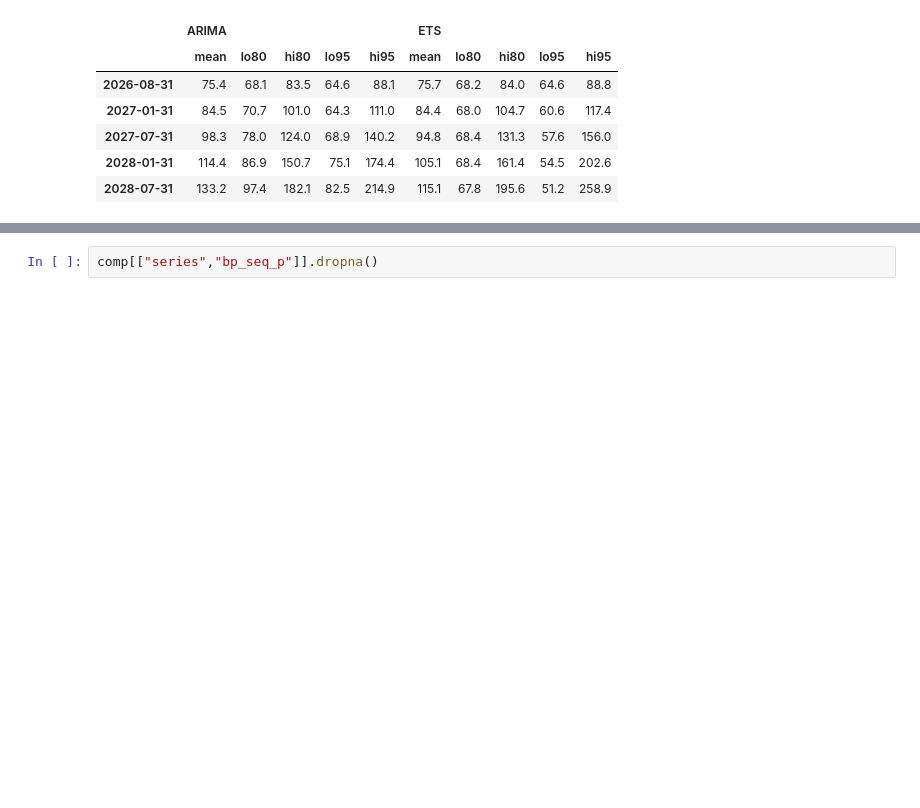
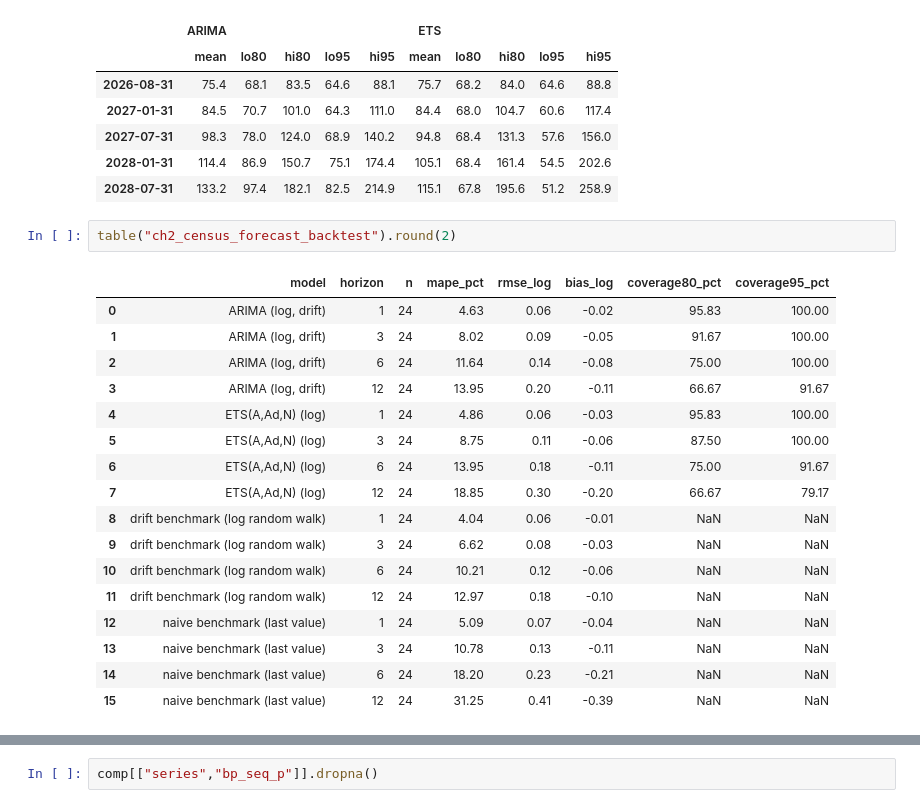
Before and after one commit to sebastian-oldman/masters_project, a Jupyter notebook: notebooks/02_data_center_growth.ipynb, the cells around one changed output, grey strips where cells are left out. Cells and saved outputs as stored; diff of their text form; blank space fills up the shorter version.

```diff
--- a/notebooks/02_data_center_growth.ipynb
+++ b/notebooks/02_data_center_growth.ipynb
@@ -113,4 +113,24 @@ pd.concat({"ARIMA": (fa/1000).round(1), "ETS": (fe/1000).round(1)}, axis=1).iloc
 | 2027-07-31 | 98.3 | 78.0 | 124.0 | 68.9 | 140.2 | 94.8 | 68.4 | 131.3 | 57.6 | 156.0 |
 | 2028-01-31 | 114.4 | 86.9 | 150.7 | 75.1 | 174.4 | 105.1 | 68.4 | 161.4 | 54.5 | 202.6 |
 | 2028-07-31 | 133.2 | 97.4 | 182.1 | 82.5 | 214.9 | 115.1 | 67.8 | 195.6 | 51.2 | 258.9 |
+# %%
+table("ch2_census_forecast_backtest").round(2)
+# %% [output]
+|  | model | horizon | n | mape_pct | rmse_log | bias_log | coverage80_pct | coverage95_pct |
+| 0 | ARIMA (log, drift) | 1 | 24 | 4.63 | 0.06 | -0.02 | 95.83 | 100.00 |
+| 1 | ARIMA (log, drift) | 3 | 24 | 8.02 | 0.09 | -0.05 | 91.67 | 100.00 |
+| 2 | ARIMA (log, drift) | 6 | 24 | 11.64 | 0.14 | -0.08 | 75.00 | 100.00 |
+| 3 | ARIMA (log, drift) | 12 | 24 | 13.95 | 0.20 | -0.11 | 66.67 | 91.67 |
+| 4 | ETS(A,Ad,N) (log) | 1 | 24 | 4.86 | 0.06 | -0.03 | 95.83 | 100.00 |
+| 5 | ETS(A,Ad,N) (log) | 3 | 24 | 8.75 | 0.11 | -0.06 | 87.50 | 100.00 |
+| 6 | ETS(A,Ad,N) (log) | 6 | 24 | 13.95 | 0.18 | -0.11 | 75.00 | 91.67 |
+| 7 | ETS(A,Ad,N) (log) | 12 | 24 | 18.85 | 0.30 | -0.20 | 66.67 | 79.17 |
+| 8 | drift benchmark (log random walk) | 1 | 24 | 4.04 | 0.06 | -0.01 | NaN | NaN |
+| 9 | drift benchmark (log random walk) | 3 | 24 | 6.62 | 0.08 | -0.03 | NaN | NaN |
+| 10 | drift benchmark (log random walk) | 6 | 24 | 10.21 | 0.12 | -0.06 | NaN | NaN |
+| 11 | drift benchmark (log random walk) | 12 | 24 | 12.97 | 0.18 | -0.10 | NaN | NaN |
+| 12 | naive benchmark (last value) | 1 | 24 | 5.09 | 0.07 | -0.04 | NaN | NaN |
+| 13 | naive benchmark (last value) | 3 | 24 | 10.78 | 0.13 | -0.11 | NaN | NaN |
+| 14 | naive benchmark (last value) | 6 | 24 | 18.20 | 0.23 | -0.21 | NaN | NaN |
+| 15 | naive benchmark (last value) | 12 | 24 | 31.25 | 0.41 | -0.39 | NaN | NaN |
 # %% [markdown]
```
Also changed, not shown: parts of 15 cells of this notebook, 45 other files.
